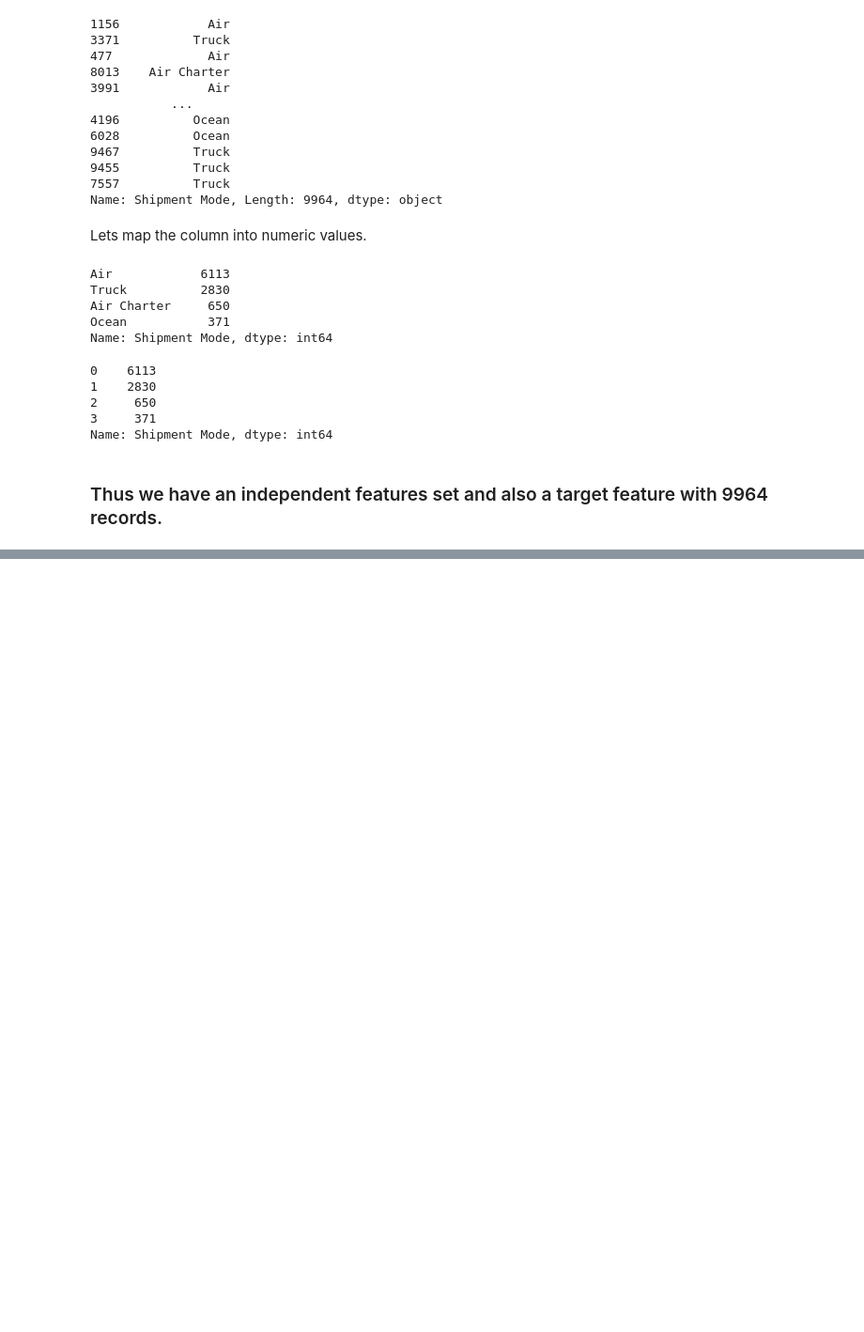
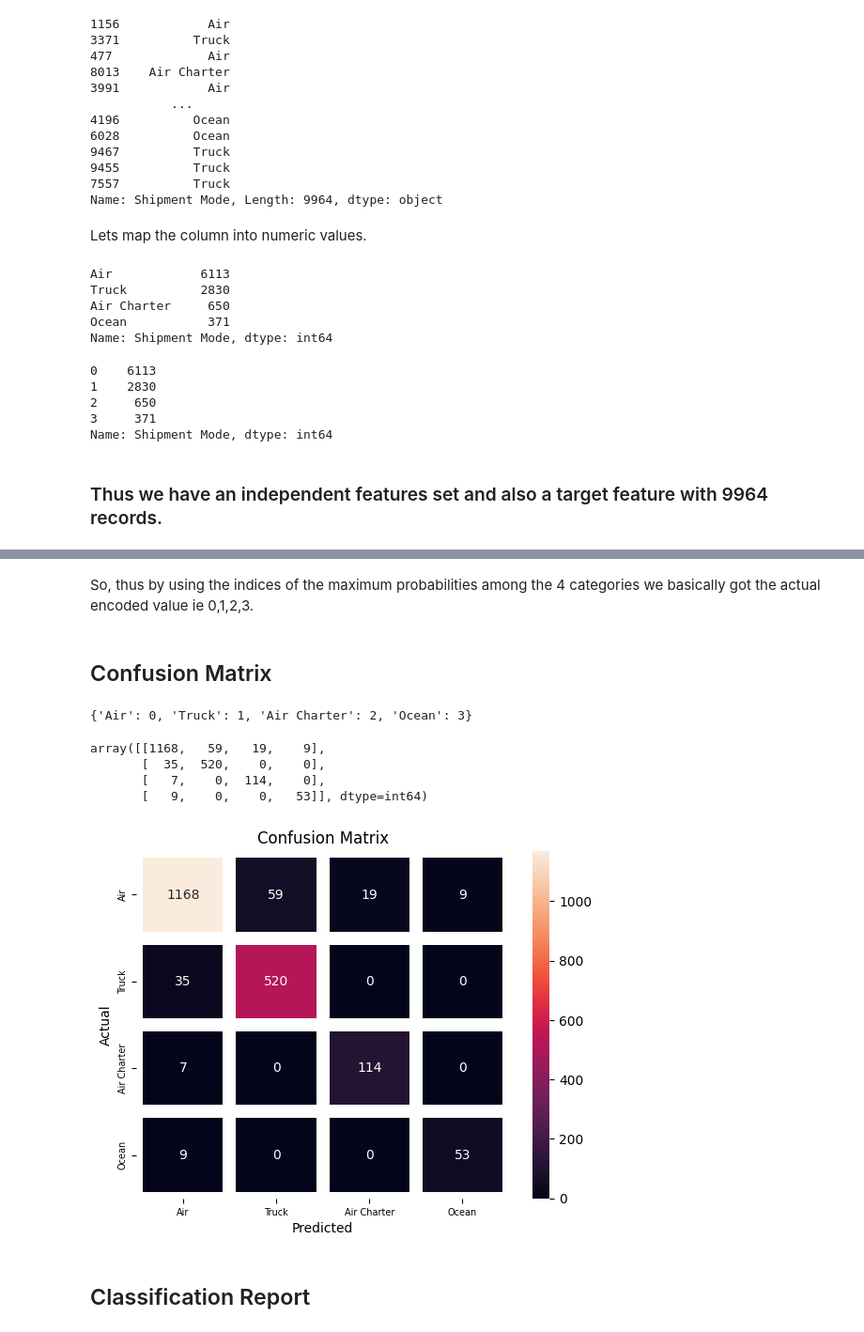
Before and after one commit to WRD397/Projects, a Jupyter notebook: SupplyChainModePrediction/ann_model_building.ipynb, the cells around one changed output, grey strips where cells are left out. Shown at 94% size. Drawn from its saved outputs; the diff is of its cells as text; code cells hidden in the pictures; blank space fills up the shorter version.

```diff
--- a/SupplyChainModePrediction/ann_model_building.ipynb
+++ b/SupplyChainModePrediction/ann_model_building.ipynb
@@ -490,0 +857,2 @@ X_train, X_test, y_train, y_test = train_test_split(X,y,train_size=0.8,shuffle=T
+# %%
+y_pred = classifier4.predict(X_test)
@@ -490,0 +874,2 @@ X_train, X_test, y_train, y_test = train_test_split(X,y,train_size=0.8,shuffle=T
+# %%
+y_pred = np.argmax(y_pred, axis=1)
@@ -490,0 +880,32 @@ X_train, X_test, y_train, y_test = train_test_split(X,y,train_size=0.8,shuffle=T
+# %% [markdown]
+So, thus by using the indices of the maximum probabilities among the 4 categories we basically got the actual encoded value ie 0,1,2,3.
+# %% [markdown]
+## Confusion Matrix
+# %%
+mapping
+# %% [output]
+{'Air': 0, 'Truck': 1, 'Air Charter': 2, 'Ocean': 3}
+# %%
+mapping_values_list = list(mapping.values())
+mapping_keys_list = list(mapping.keys())
+# %%
+cm = confusion_matrix(y_test, y_pred, labels=mapping_values_list)
+cm
+# %% [output]
+array([[1168,   59,   19,    9],
+       [  35,  520,    0,    0],
+       [   7,    0,  114,    0],
+       [   9,    0,    0,   53]], dtype=int64)
+# %%
+## Visualizing through Heatmap
+sns.heatmap(cm,linewidths=10,fmt='g', annot=True)
+plt.xticks(ticks = [0.5,1.5,2.5,3.5],labels=mapping_keys_list, fontsize=7)
+plt.yticks(ticks = [0.5,1.5,2.5,3.5],labels=mapping_keys_list, fontsize=7)
+plt.xlabel('Predicted')
+plt.ylabel('Actual')
+plt.title('Confusion Matrix')
+plt.show()
+# %% [output]
+[figure, added]
+# %% [markdown]
+## Classification Report
```
Also changed, not shown: parts of 48 cells of this notebook.
